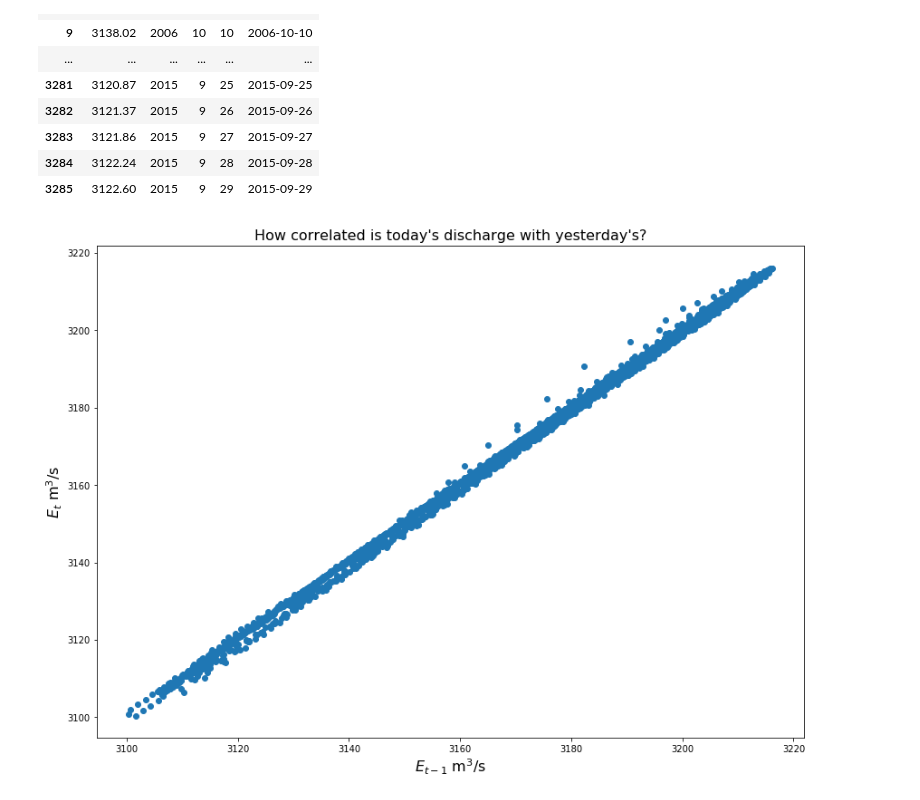
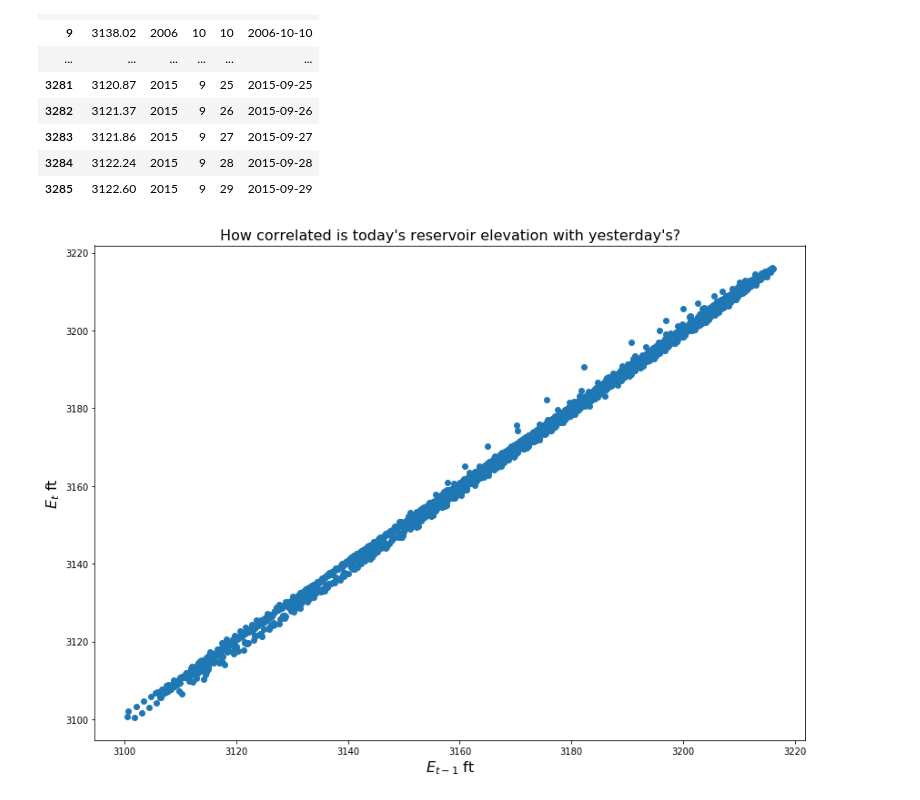
Before and after one commit to lwomeldo/Hydrologic-Modeling, a Jupyter notebook: ArrowrockReservoir.ipynb, the cells around one changed output. Drawn from its saved outputs; the diff is of its cells as text; code cells hidden in the pictures.

```diff
--- a/ArrowrockReservoir.ipynb
+++ b/ArrowrockReservoir.ipynb
@@ -63,21 +63,21 @@ df.iloc[qrows,:]
 # %%
 E = df['Elevation'].values
 
 # Use numpy array indexing to get discharge from October 2, 2000 to September 30, 2015.
 # The 'end' of a numpy array can be indexed using -1: as if the index in the negative direction
 # wraps back around to the end of the record
 Et   = E[1:-1]
 
 # Similarly get discharge from October 1, 2000 to September 29, 2015 by getting data from the
 # beginning of the record to the 'end' minus 1 using the -2 as the index.
 Etm1 = E[0:-2]
 
 # Use Matplotlib to create a scatter plot of these two time series, create a title and label axes
 plt.figure(figsize=(14,10))
 plt.plot(Etm1,Et,'o')
-plt.title('How correlated is today\'s discharge with yesterday\'s?',fontsize=16)
-plt.xlabel('$E_{t-1}$ m$^3$/s',fontsize=16)
-plt.ylabel('$E_t$ m$^3$/s',fontsize=16)
+plt.title('How correlated is today\'s reservoir elevation with yesterday\'s?',fontsize=16)
+plt.xlabel('$E_{t-1}$ ft',fontsize=16)
+plt.ylabel('$E_t$ ft',fontsize=16)
 plt.show()
 # %% [output]
-[figure, old version]
+[figure, new version]
```
Also changed, not shown: parts of 6 cells of this notebook.
